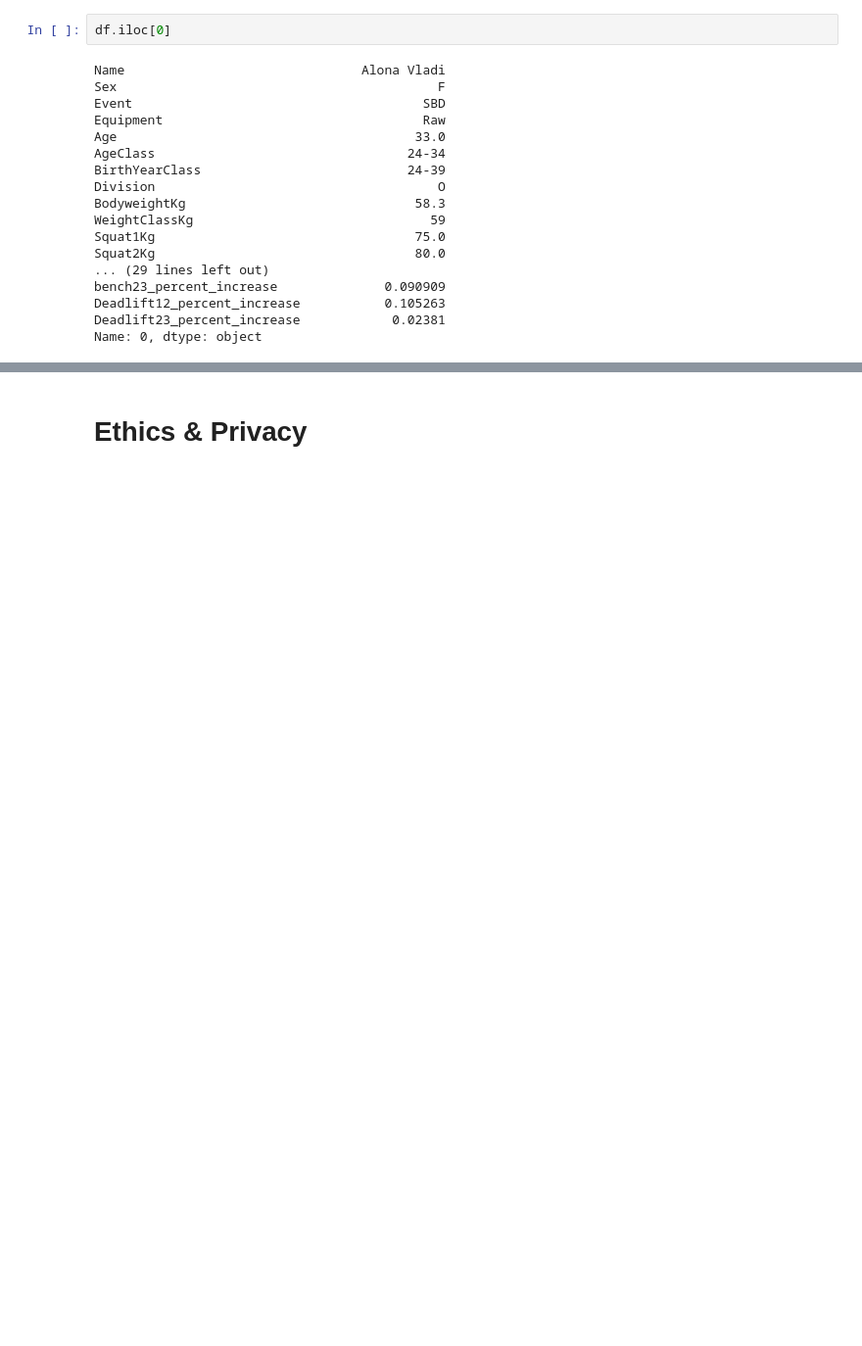
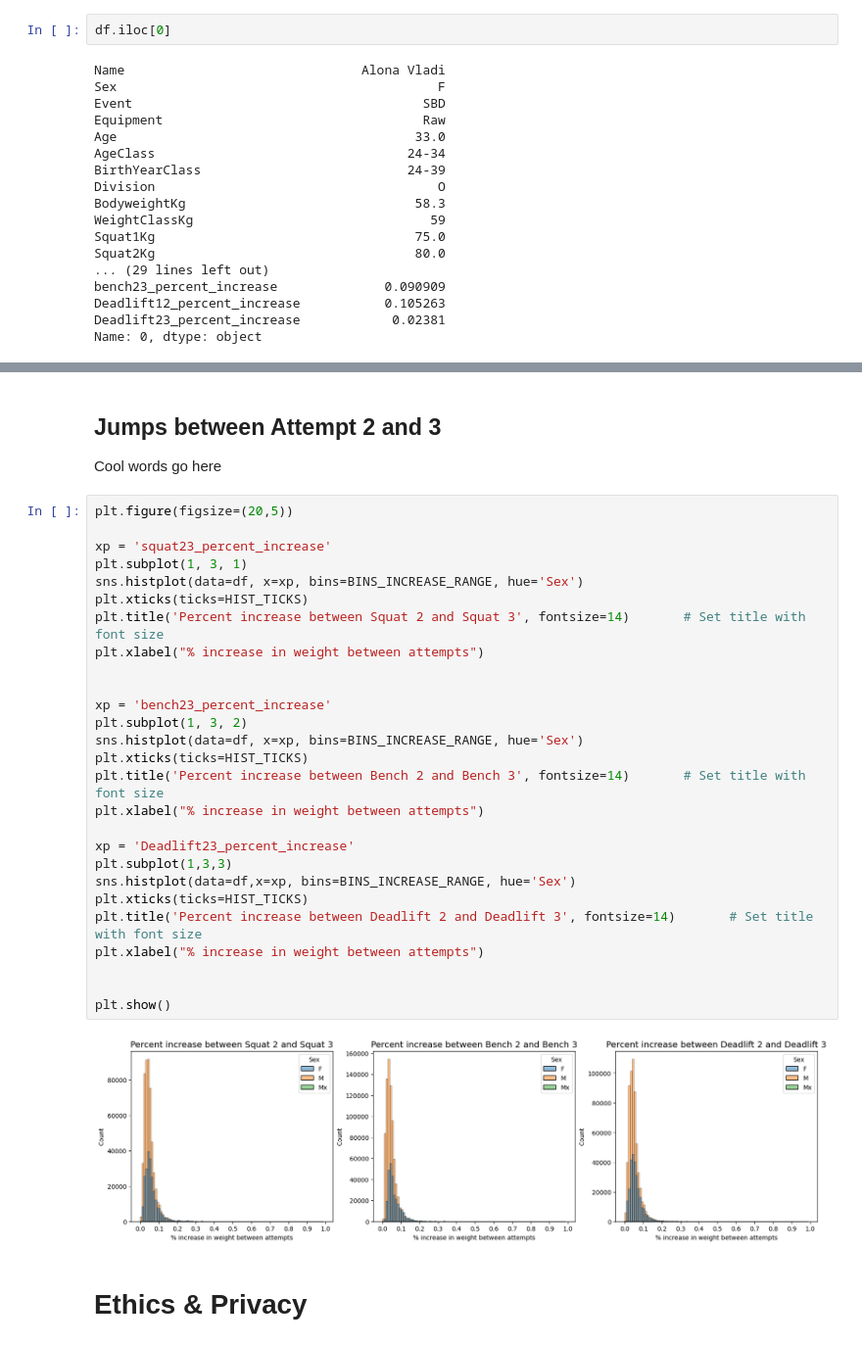
Before and after one commit to COGS108/Group035_WI24, a Jupyter notebook: EDACheckpoint_Group035_WI24.ipynb, the cells around one changed output, grey strips where cells are left out. Shown: that part at 98% size. Cells and saved outputs as stored; diff of their text form; blank space fills up the shorter version.

```diff
--- a/EDACheckpoint_Group035_WI24.ipynb
+++ b/EDACheckpoint_Group035_WI24.ipynb
@@ -236,3 +310,36 @@ Some more words and stuff.  Remember notebooks work best if you interleave the c
+# %% [markdown]
+## Jumps between Attempt 2 and 3
+
+Cool words go here
+# %%
+plt.figure(figsize=(20,5))
+
+xp = 'squat23_percent_increase'
+plt.subplot(1, 3, 1)
+sns.histplot(data=df, x=xp, bins=BINS_INCREASE_RANGE, hue='Sex')
+plt.xticks(ticks=HIST_TICKS)
+plt.title('Percent increase between Squat 2 and Squat 3', fontsize=14)       # Set title with font size
+plt.xlabel("% increase in weight between attempts")
+
+
+xp = 'bench23_percent_increase'
+plt.subplot(1, 3, 2)
+sns.histplot(data=df, x=xp, bins=BINS_INCREASE_RANGE, hue='Sex')
+plt.xticks(ticks=HIST_TICKS)
+plt.title('Percent increase between Bench 2 and Bench 3', fontsize=14)       # Set title with font size
+plt.xlabel("% increase in weight between attempts")
+
+xp = 'Deadlift23_percent_increase'
+plt.subplot(1,3,3)
+sns.histplot(data=df,x=xp, bins=BINS_INCREASE_RANGE, hue='Sex')
+plt.xticks(ticks=HIST_TICKS)
+plt.title('Percent increase between Deadlift 2 and Deadlift 3', fontsize=14)       # Set title with font size
+plt.xlabel("% increase in weight between attempts")
+
+
+plt.show()
+# %% [output]
+[figure, added]
 # %% [markdown]
 # Ethics & Privacy
 # %% [markdown]
```
Also changed, not shown: parts of 16 cells of this notebook.
